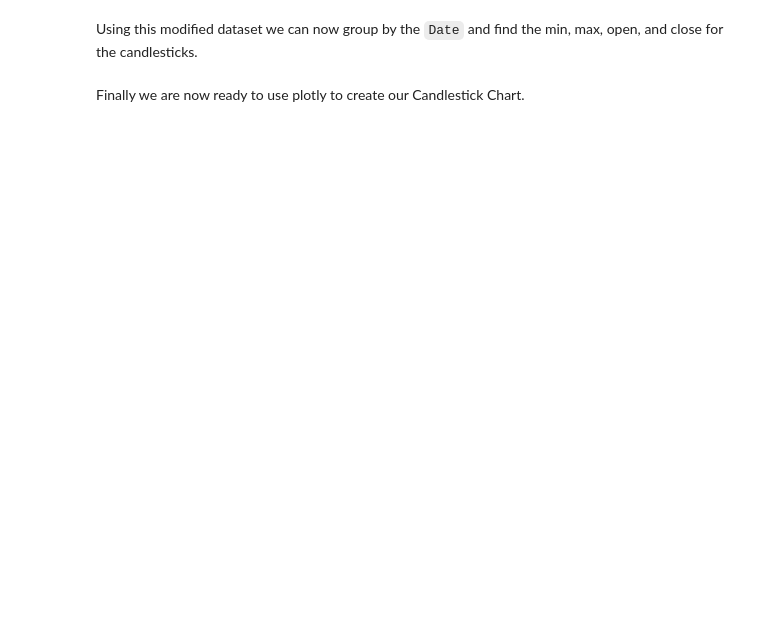
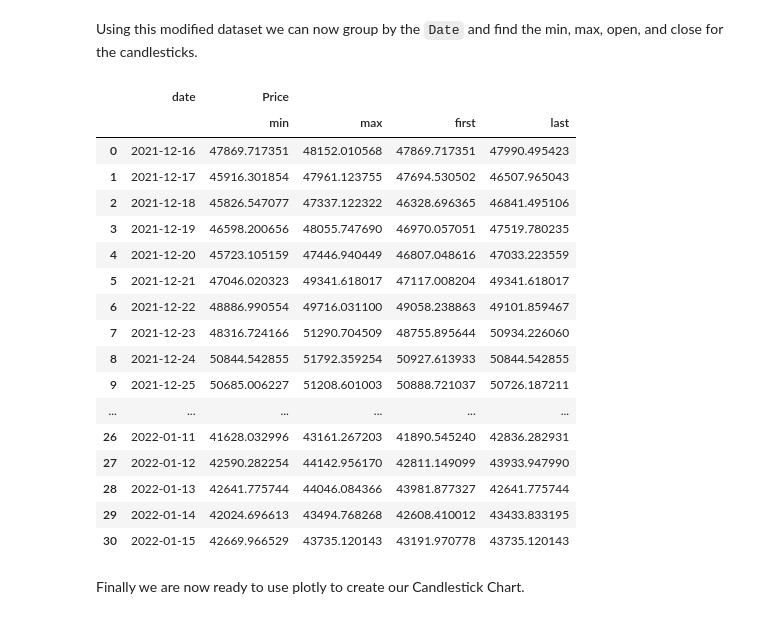
Before and after one commit to Svmar1203/PythonForDataScience_course, a Jupyter notebook: Simple_API_2__v2.ipynb, the cells around one changed output. Cells and saved outputs as stored; diff of their text form; code cells hidden in the pictures; blank space fills up the shorter version.

```diff
--- a/Simple_API_2__v2.ipynb
+++ b/Simple_API_2__v2.ipynb
@@ -114,7 +114,8 @@ In this lab, we will be using the <a href=https://www.coingecko.com/en/api?utm_m
 # %% [markdown]
 Lets start off by getting the data we need. Using the <code>get_coin_market_chart_by_id(id, vs_currency, days)</code>. <code>id</code> is the name of the coin you want, <code>vs_currency</code> is the currency you want the price in, and <code>days</code> is how many days back from today you want.
 # %%
-
+from pycoingecko import CoinGeckoAPI
 cg = CoinGeckoAPI()
 
-bitcoin_data = cg\.get_coin_market_chart_by_id(id='bitcoin', vs_currency='usd', days=30)
+
+bitcoin_data = cg.get_coin_market_chart_by_id(id='bitcoin', vs_currency='usd', days=30)
@@ -148,6 +179,26 @@ NameError: name 'data' is not defined
 Using this modified dataset we can now group by the <code>Date</code> and find the min, max, open, and close for the candlesticks.
 # %%
 candlestick_data = data.groupby(data.date, as_index=False).agg({"Price": ['min', 'max', 'first', 'last']})
+candlestick_data
+# %% [output]
+|  | date | Price |  |  |  |
+|  |  | min | max | first | last |
+| 0 | 2021-12-16 | 47869.717351 | 48152.010568 | 47869.717351 | 47990.495423 |
+| 1 | 2021-12-17 | 45916.301854 | 47961.123755 | 47694.530502 | 46507.965043 |
+| 2 | 2021-12-18 | 45826.547077 | 47337.122322 | 46328.696365 | 46841.495106 |
+| 3 | 2021-12-19 | 46598.200656 | 48055.747690 | 46970.057051 | 47519.780235 |
+| 4 | 2021-12-20 | 45723.105159 | 47446.940449 | 46807.048616 | 47033.223559 |
+| 5 | 2021-12-21 | 47046.020323 | 49341.618017 | 47117.008204 | 49341.618017 |
+| 6 | 2021-12-22 | 48886.990554 | 49716.031100 | 49058.238863 | 49101.859467 |
+| 7 | 2021-12-23 | 48316.724166 | 51290.704509 | 48755.895644 | 50934.226060 |
+| 8 | 2021-12-24 | 50844.542855 | 51792.359254 | 50927.613933 | 50844.542855 |
+| 9 | 2021-12-25 | 50685.006227 | 51208.601003 | 50888.721037 | 50726.187211 |
+| ... | ... | ... | ... | ... | ... |
+| 26 | 2022-01-11 | 41628.032996 | 43161.267203 | 41890.545240 | 42836.282931 |
+| 27 | 2022-01-12 | 42590.282254 | 44142.956170 | 42811.149099 | 43933.947990 |
+| 28 | 2022-01-13 | 42641.775744 | 44046.084366 | 43981.877327 | 42641.775744 |
+| 29 | 2022-01-14 | 42024.696613 | 43494.768268 | 42608.410012 | 43433.833195 |
+| 30 | 2022-01-15 | 42669.966529 | 43735.120143 | 43191.970778 | 43735.120143 |
 # %% [markdown]
 Finally we are now ready to use plotly to create our Candlestick Chart.
 # %%
```
Also changed, not shown: parts of 6 cells of this notebook, 1 other file.
